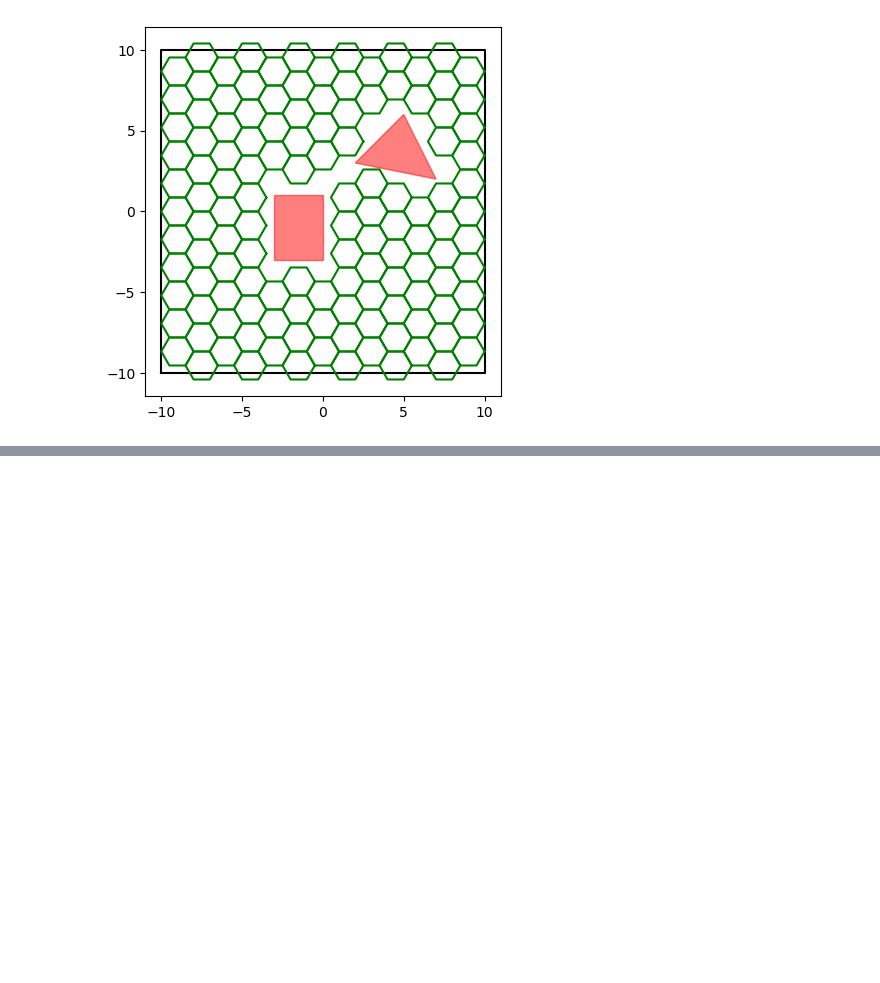
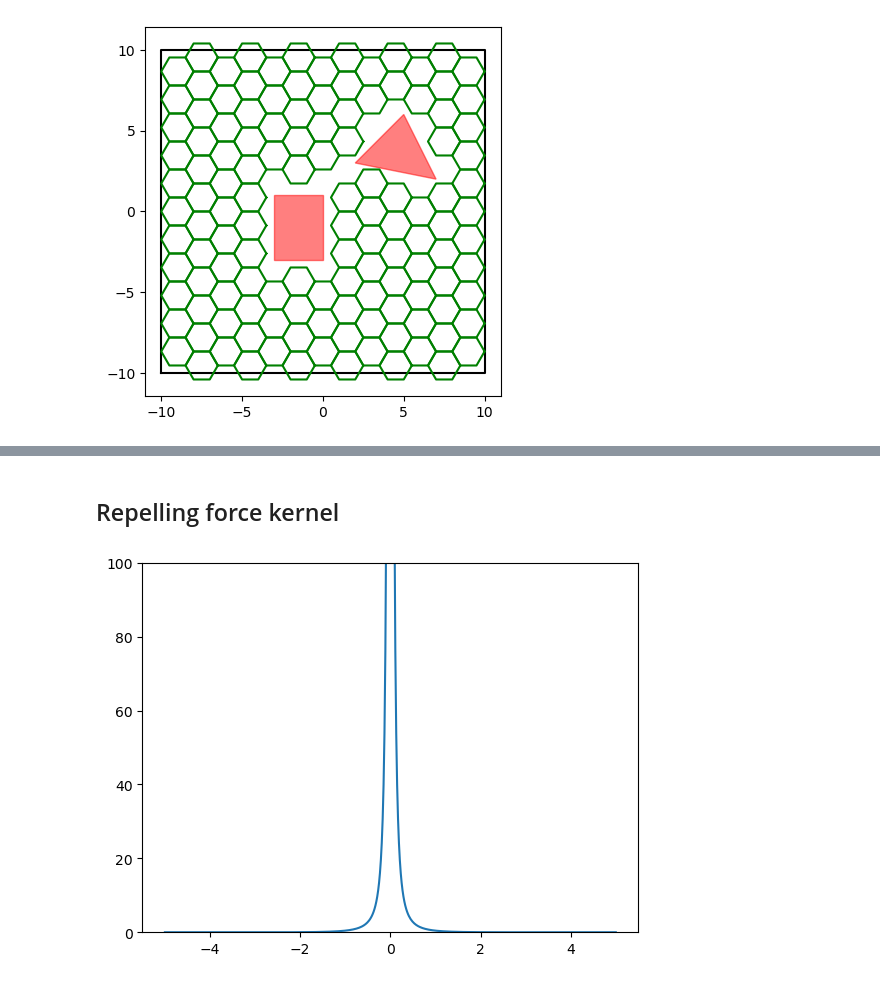
Before and after one commit to Zander-M/ST_Gaussian_PRM, a Jupyter notebook: notebooks/tests.ipynb, the cells around one changed output, grey strips where cells are left out. Cells and saved outputs as stored; diff of their text form; code cells hidden in the pictures; blank space fills up the shorter version.

```diff
--- a/notebooks/tests.ipynb
+++ b/notebooks/tests.ipynb
@@ -1141,0 +1222,19 @@ plt.show()
+# %% [markdown]
+## Repelling force kernel
+# %%
+import matplotlib.pyplot as plt
+import numpy as np
+rep_coeff = 1
+obs_thresh = 3
+f = lambda x: 1/rep_coeff * (1/abs(x) - 1/obs_thresh) ** 2
+
+x = np.linspace(-5, 5, 500)
+
+y = f(x)
+
+
+plt.ylim(top=100)
+plt.plot(x, y)
+plt.show()
+# %% [output]
+[figure, added]
```
Also changed, not shown: parts of 2 cells of this notebook, 9 other files.
